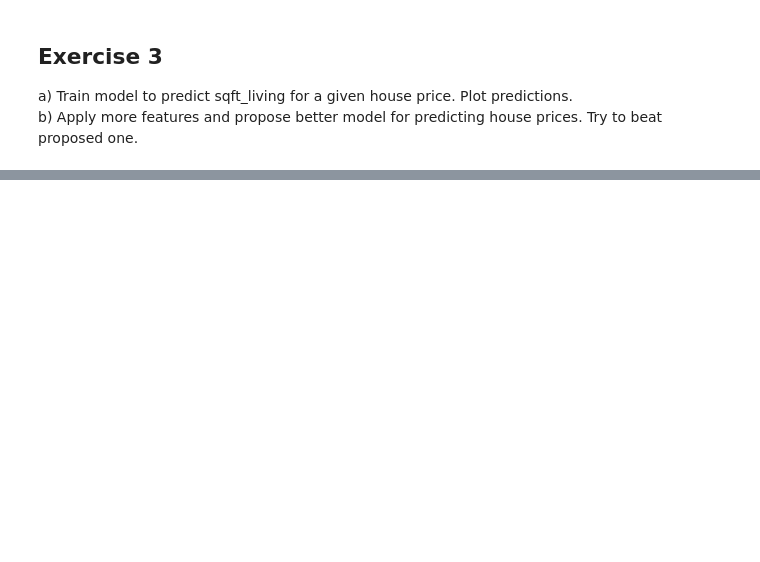
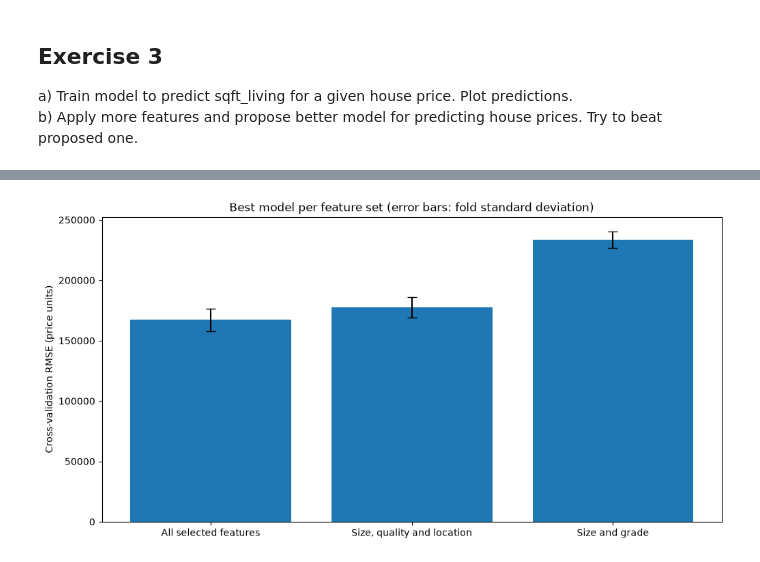
Before and after one commit to mwojtyna/uj, a Jupyter notebook: data-science/3_Assignment_Regression_primer.ipynb, the cells around one changed output, grey strips where cells are left out. Cells and saved outputs as stored; diff of their text form; code cells hidden in the pictures; blank space fills up the shorter version.

```diff
--- a/data-science/3_Assignment_Regression_primer.ipynb
+++ b/data-science/3_Assignment_Regression_primer.ipynb
@@ -129,20 +148,104 @@ Mean squared error equals: 396407.1889615158
 # %%
 #b) Let's propose model, which uses living sqft, lot sqft, grade, view and all of their interactions up to third degree
 
-X = house_df[['sqft_living', 'sqft_lot', 'grade', 'view']].values.reshape(-1,4)
+X = house_df[['sqft_living', 'sqft_lot', 'grade', 'view']].values.reshape(-1, 4)
 y = house_df.price.values.reshape(-1)
 
-poly = PolynomialFeatures(3, include_bias = False)
+poly = PolynomialFeatures(3, include_bias=False)
 X = poly.fit_transform(X)
 
 X_train, X_test, y_train, y_test = train_test_split(X, y, test_size=0.5, random_state=43)
 
 model = LinearRegression()
-_= model.fit(X_train, y_train)
+_ = model.fit(X_train, y_train)
 
 y_pred = model.predict(X_test)
-print("Mean squared error equals: {0}".format(mean_squared_error(y_pred, y_test)))
+print("Old MSE equals: {0}".format(np.sqrt(mean_squared_error(y_pred, y_test))))
 
+#Your model: choose features and hyperparameters using training data only.
 
-#Your model:
+features = [
+    'sqft_living',  # house size
+    'sqft_basement',
+    'grade',  # construction/design quality
+    'bathrooms',
+    'bedrooms',
+    'lat', 'long',  # location
+    'view',
+    'waterfront',
+    'floors',
+    'condition',
+    'yr_built',
+    'yr_renovated',
+    'sqft_living15',  # size of nearby homes
+]
+
+feature_sets = {
+    "Size and grade": ['sqft_living', 'grade'],
+    "Size, quality and location": [
+        'sqft_living', 'grade', 'bathrooms', 'lat', 'long',
+        'view', 'waterfront', 'sqft_living15',
+    ],
+    "All selected features": features,
+}
+
+# Split rows once so every candidate uses the same training and test houses.
+# These settings also match the proposed model above.
+X_train, X_test, y_train, y_test = train_test_split(
+    house_df[features], house_df.price, test_size=0.3, random_state=43
+)
+cv = KFold(n_splits=5, shuffle=True, random_state=43)
+
+pipeline = Pipeline([
+    ("scale_inputs", StandardScaler()),
+    ("poly", PolynomialFeatures(include_bias=False)),
+    ("scale_terms", StandardScaler()),
+    ("ridge", Ridge()),
+])
+param_grid = {
+    "poly__degree": [1, 2],
+    "ridge__alpha": [0.1, 1, 10, 100],
+}
+
+searches = {}
+cv_rows = []
+for name, columns in feature_sets.items():
+    search = GridSearchCV(
+        pipeline, param_grid, cv=cv,
+        scoring="neg_root_mean_squared_error", n_jobs=1,
+        error_score="raise",
+    )
+    search.fit(X_train[columns], y_train)
+    searches[name] = search
+    cv_rows.append({
+        "Feature set": name,
+        "Degree": search.best_params_["poly__degree"],
+        "Ridge alpha": search.best_params_["ridge__alpha"],
+        "CV RMSE": -search.best_score_,
+        "Fold RMSE std": search.cv_results_["std_test_score"][search.best_index_],
+    })
+
+cv_results = pd.DataFrame(cv_rows).sort_values("CV RMSE").reset_index(drop=True)
+print("Best configuration for each feature set (lower CV RMSE is better):")
+display(cv_results)
+
+# GridSearchCV has already refitted each winner on all training rows.
+# Choose the overall winner by CV error, then evaluate it on the test set once.
+best_name = cv_results.loc[0, "Feature set"]
+best_features = feature_sets[best_name]
+best_model = searches[best_name].best_estimator_
+y_pred = best_model.predict(X_test[best_features])
+test_rmse = np.sqrt(mean_squared_error(y_test, y_pred))
+print(f"\nSelected feature set: {best_name}")
+print(f"Selected parameters: {searches[best_name].best_params_}")
+print(f"Held-out test RMSE: {test_rmse:,.2f}")
+
+fig, ax = plt.subplots(figsize=(10, 5), constrained_layout=True)
+ax.bar(
+    cv_results["Feature set"], cv_results["CV RMSE"],
+    yerr=cv_results["Fold RMSE std"], capsize=5,
+)
+ax.set_ylabel("Cross-validation RMSE (price units)")
+ax.set_title("Best model per feature set (error bars: fold standard deviation)")
+plt.show()
 # %% [output]
@@ -149,0 +261 @@ Mean squared error equals: 48749900202.864044
+[figure, added]
```
Also changed, not shown: parts of 10 cells of this notebook.
